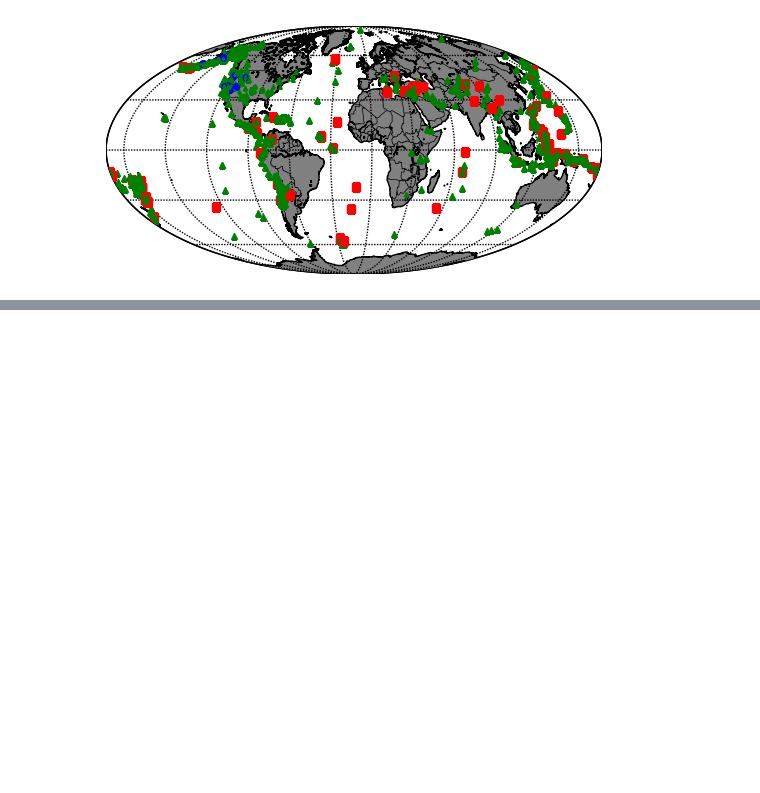
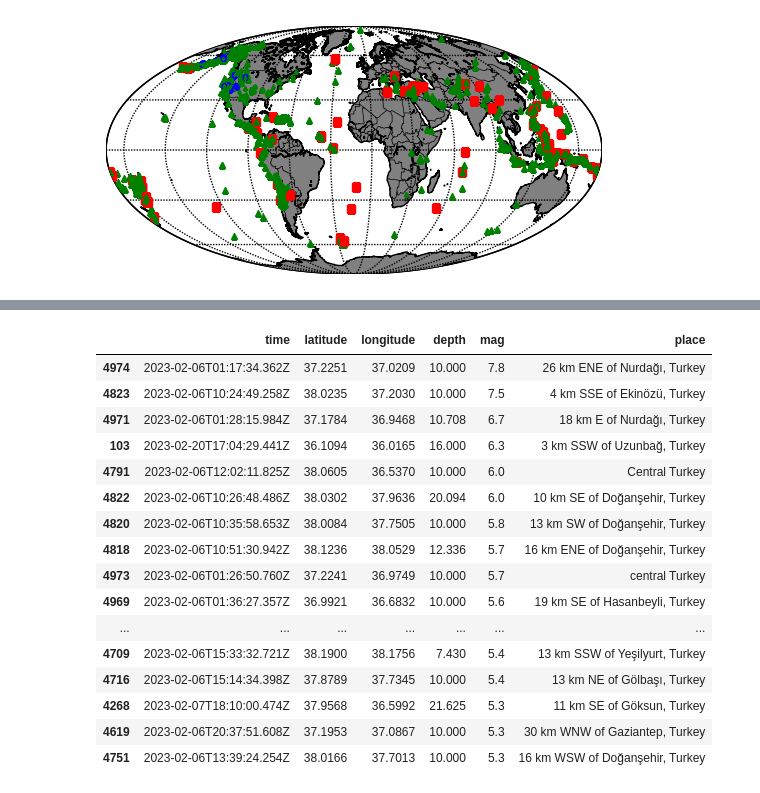
Before and after one commit to Hoskins-s559245/datafun-06-projects, a Jupyter notebook: Hoskins_Task1.ipynb, the cells around one changed output, grey strips where cells are left out. Saved outputs shown, nothing was run; the diff lists cells and outputs as text; code cells hidden in the pictures; blank space fills up the shorter version.

Commit message:
Task 1, 3, and Optional 5

```diff
--- a/Hoskins_Task1.ipynb
+++ b/Hoskins_Task1.ipynb
@@ -142,0 +161,22 @@ m.bluemarble()
+# %%
+#Top 20 filter for USGS Reported Earthquakes in Turkey. Task 1 Requirement #4, Task 3 Requirment #4
+zx = df.loc[(df['place'].str.contains("Turkey")) & (df['mag'] >= 5 )]
+zx.nlargest(20, 'mag')
+# %% [output]
+|  | time | latitude | longitude | depth | mag | place |
+| 4974 | 2023-02-06T01:17:34.362Z | 37.2251 | 37.0209 | 10.000 | 7.8 | 26 km ENE of Nurdağı, Turkey |
+| 4823 | 2023-02-06T10:24:49.258Z | 38.0235 | 37.2030 | 10.000 | 7.5 | 4 km SSE of Ekinözü, Turkey |
+| 4971 | 2023-02-06T01:28:15.984Z | 37.1784 | 36.9468 | 10.708 | 6.7 | 18 km E of Nurdağı, Turkey |
+| 103 | 2023-02-20T17:04:29.441Z | 36.1094 | 36.0165 | 16.000 | 6.3 | 3 km SSW of Uzunbağ, Turkey |
+| 4791 | 2023-02-06T12:02:11.825Z | 38.0605 | 36.5370 | 10.000 | 6.0 | Central Turkey |
+| 4822 | 2023-02-06T10:26:48.486Z | 38.0302 | 37.9636 | 20.094 | 6.0 | 10 km SE of Doğanşehir, Turkey |
+| 4820 | 2023-02-06T10:35:58.653Z | 38.0084 | 37.7505 | 10.000 | 5.8 | 13 km SW of Doğanşehir, Turkey |
+| 4818 | 2023-02-06T10:51:30.942Z | 38.1236 | 38.0529 | 12.336 | 5.7 | 16 km ENE of Doğanşehir, Turkey |
+| 4973 | 2023-02-06T01:26:50.760Z | 37.2241 | 36.9749 | 10.000 | 5.7 | central Turkey |
+| 4969 | 2023-02-06T01:36:27.357Z | 36.9921 | 36.6832 | 10.000 | 5.6 | 19 km SE of Hasanbeyli, Turkey |
+| ... | ... | ... | ... | ... | ... | ... |
+| 4709 | 2023-02-06T15:33:32.721Z | 38.1900 | 38.1756 | 7.430 | 5.4 | 13 km SSW of Yeşilyurt, Turkey |
+| 4716 | 2023-02-06T15:14:34.398Z | 37.8789 | 37.7345 | 10.000 | 5.4 | 13 km NE of Gölbaşı, Turkey |
+| 4268 | 2023-02-07T18:10:00.474Z | 37.9568 | 36.5992 | 21.625 | 5.3 | 11 km SE of Göksun, Turkey |
+| 4619 | 2023-02-06T20:37:51.608Z | 37.1953 | 37.0867 | 10.000 | 5.3 | 30 km WNW of Gaziantep, Turkey |
+| 4751 | 2023-02-06T13:39:24.254Z | 38.0166 | 37.7013 | 10.000 | 5.3 | 16 km WSW of Doğanşehir, Turkey |
```
Also changed, not shown: parts of 10 cells of this notebook.
